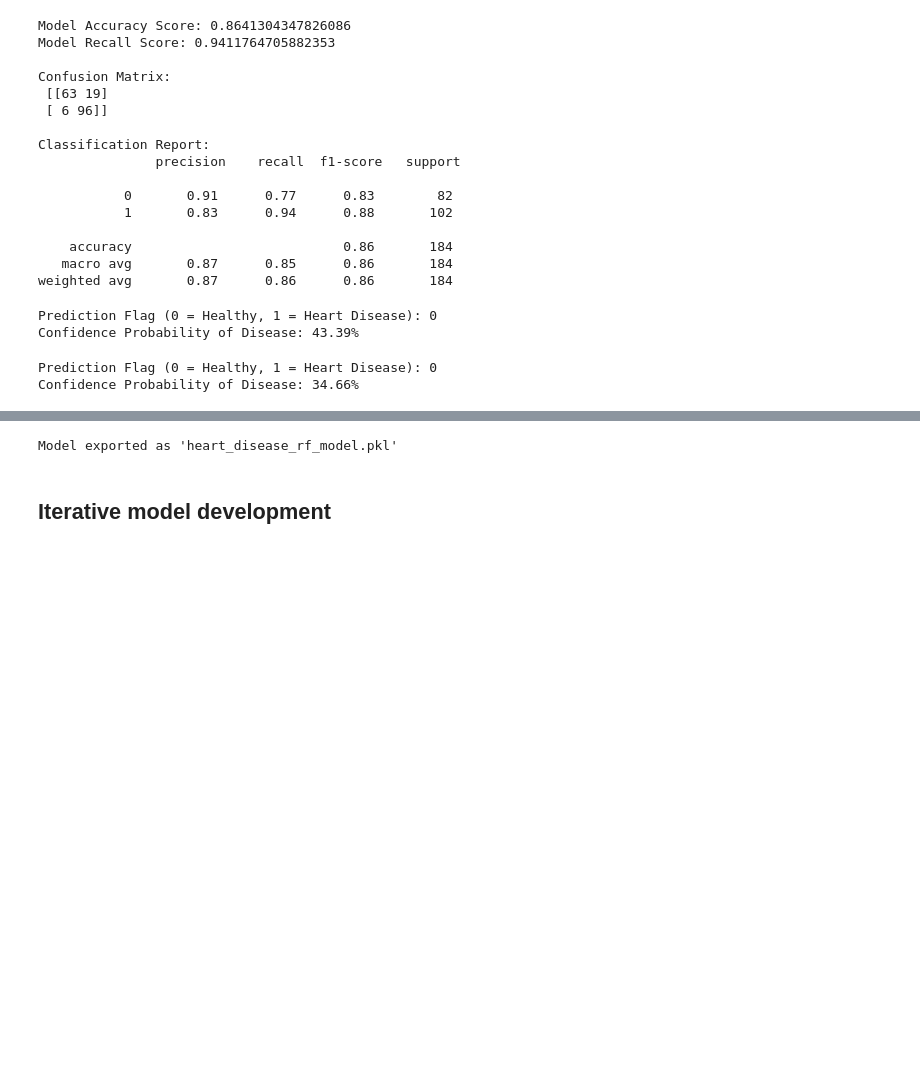
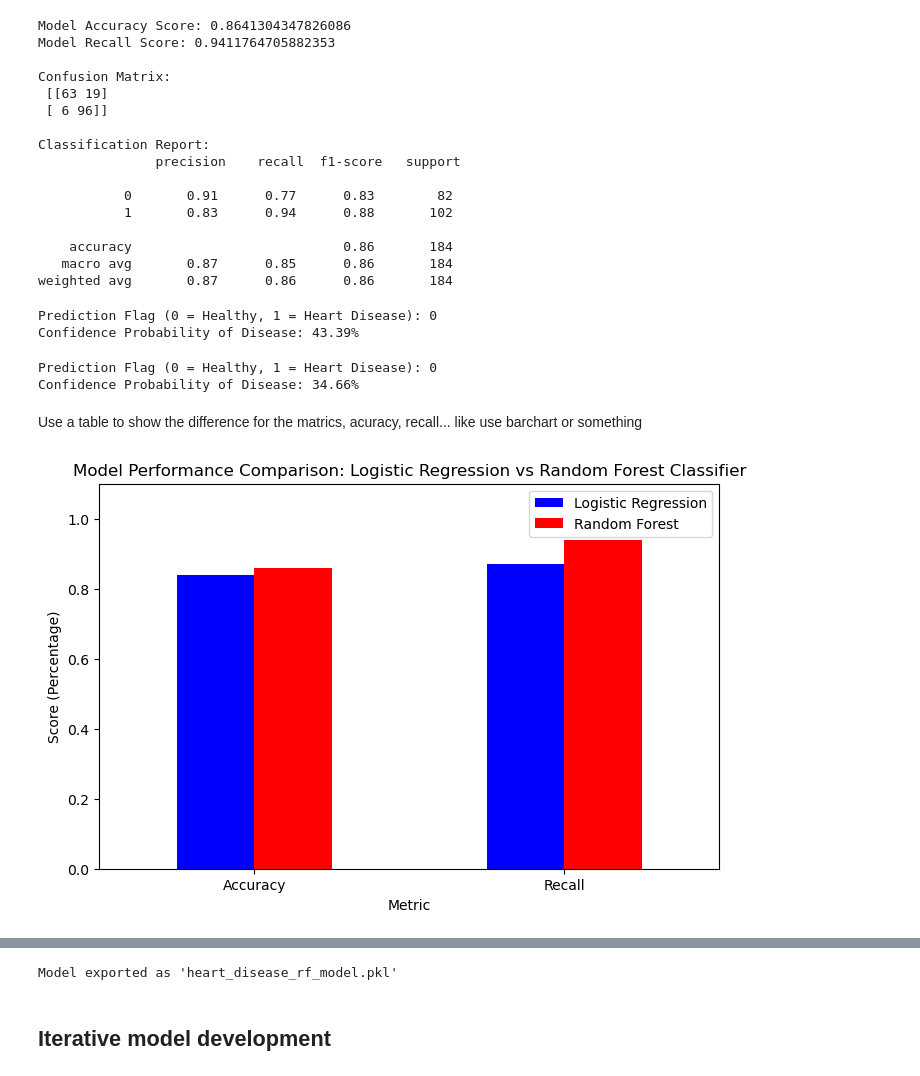
Before and after one commit to Sanjeth2008/MLDP_Project2026, a Jupyter notebook: MLDP Program Codes Submission Template.ipynb, the cells around one changed output, grey strips where cells are left out. Drawn from its saved outputs; the diff is of its cells as text; code cells hidden in the pictures; blank space fills up the shorter version.

```diff
--- a/MLDP Program Codes Submission Template.ipynb
+++ b/MLDP Program Codes Submission Template.ipynb
@@ -357,6 +414,37 @@ print(f"Confidence Probability of Disease: {prediction_proba[0][1] * 100:.2f}%")
 # %% [output]
 Prediction Flag (0 = Healthy, 1 = Heart Disease): 0
 Confidence Probability of Disease: 34.66%
+# %% [markdown]
+Use a table to show the difference for the matrics, acuracy, recall... like use barchart or something
+# %%
+## Visualizing Model Comparison
+
+## A dictionary containing the exact Accuracy and Recall
+scores_data = {
+    'Metric': ['Accuracy', 'Recall'],
+    'Logistic Regression': [0.84, 0.87],
+    'Random Forest': [0.86, 0.94]
+}
+
+## Convert the dictionary into a Pandas DataFrame
+df_scores = pd.DataFrame(scores_data)
+
+## This tells Pandas to group the bars by 'Accuracy' and 'Recall' on the X-axis.
+df_scores.set_index('Metric', inplace=True)
+
+## A bar chart using custom colors to easily distinguish between the two models
+df_scores.plot(kind='bar', figsize=(8, 5), color=['blue', 'red'])
+
+## Visual labels
+plt.title('Model Performance Comparison: Logistic Regression vs Random Forest Classifier')
+plt.ylabel('Score (Percentage)')
+plt.ylim(0, 1.1) # Extends the Y-axis so that the legend does not cover the bars
+plt.xticks(rotation=0) # Keeps the 'Accuracy' and 'Recall' text horizontal
+
+## Display Bargraph
+plt.show()
+# %% [output]
+[figure, added]
 # %% [markdown]
 ### Summary
 
```
Also changed, not shown: parts of 10 cells of this notebook.
